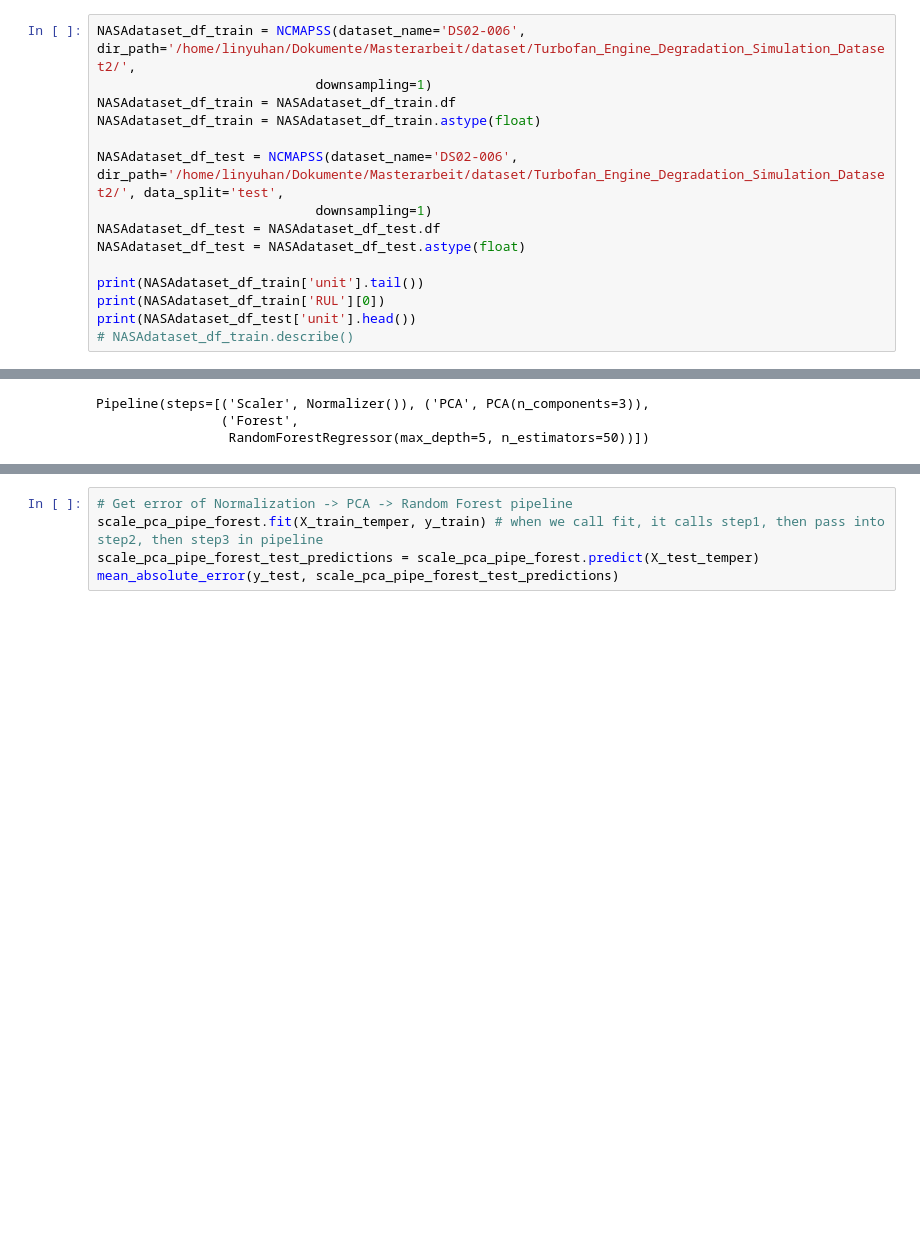
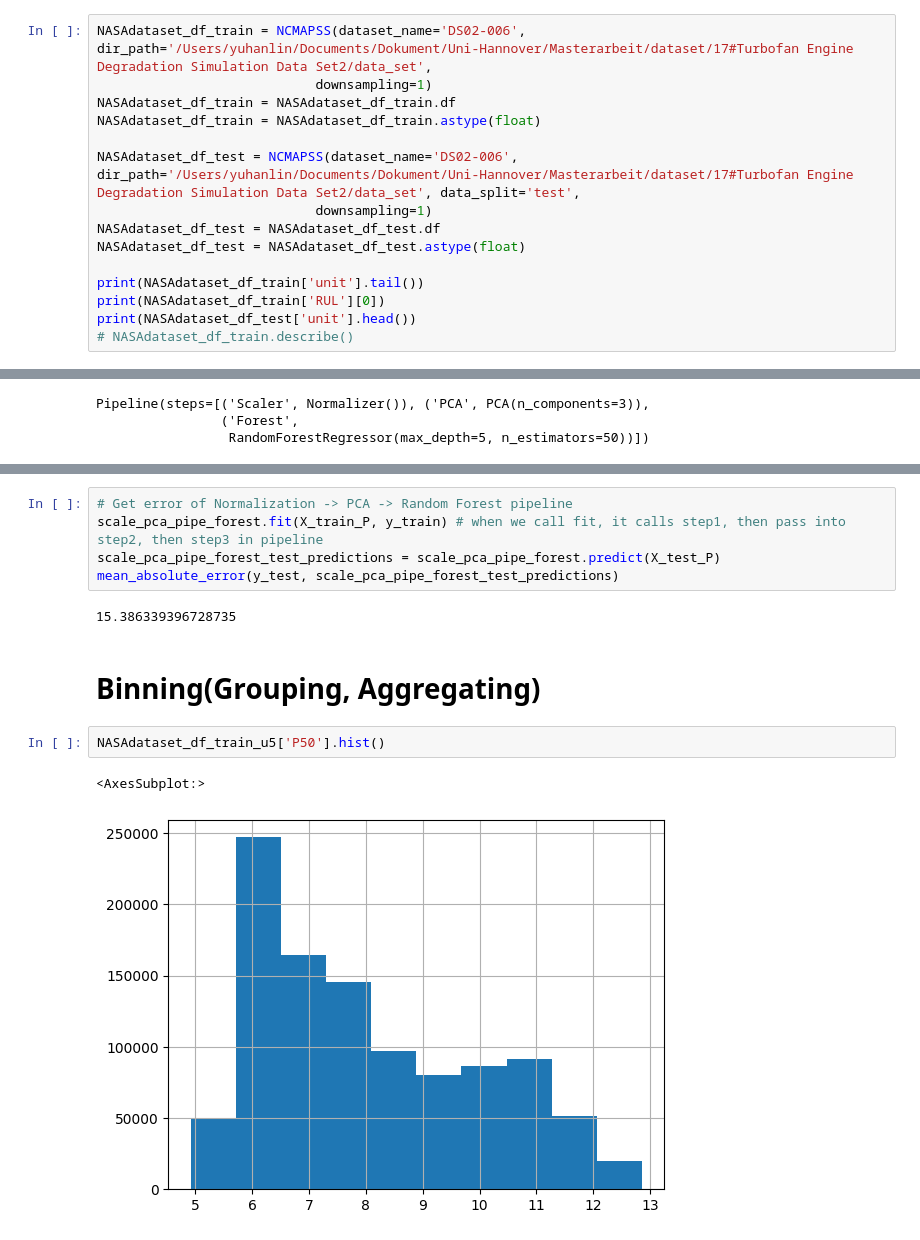
Before and after one commit to findoctorlin/Masterthesis, a Jupyter notebook: NASAdataset_read.ipynb, the cells around one changed output, grey strips where cells are left out. Cells and saved outputs as stored; diff of their text form; blank space fills up the shorter version.

```diff
--- a/NASAdataset_read.ipynb
+++ b/NASAdataset_read.ipynb
@@ -437,12 +437,12 @@ class NCMAPSS(CMAPSS):
 
     # print(dataset_test[0])
 # %%
-NASAdataset_df_train = NCMAPSS(dataset_name='DS02-006', dir_path='/home/linyuhan/Dokumente/Masterarbeit/dataset/Turbofan_Engine_Degradation_Simulation_Dataset2/',
+NASAdataset_df_train = NCMAPSS(dataset_name='DS02-006', dir_path='/Users/yuhanlin/Documents/Dokument/Uni-Hannover/Masterarbeit/dataset/17#Turbofan Engine Degradation Simulation Data Set2/data_set',
                             downsampling=1)
 NASAdataset_df_train = NASAdataset_df_train.df
 NASAdataset_df_train = NASAdataset_df_train.astype(float)
 
-NASAdataset_df_test = NCMAPSS(dataset_name='DS02-006', dir_path='/home/linyuhan/Dokumente/Masterarbeit/dataset/Turbofan_Engine_Degradation_Simulation_Dataset2/', data_split='test',
+NASAdataset_df_test = NCMAPSS(dataset_name='DS02-006', dir_path='/Users/yuhanlin/Documents/Dokument/Uni-Hannover/Masterarbeit/dataset/17#Turbofan Engine Degradation Simulation Data Set2/data_set', data_split='test',
                             downsampling=1)
 NASAdataset_df_test = NASAdataset_df_test.df
 NASAdataset_df_test = NASAdataset_df_test.astype(float)
@@ -846,6 +832,15 @@ Pipeline(steps=[('Scaler', Normalizer()), ('PCA', PCA(n_components=4)),
                  RandomForestRegressor(max_depth=5, n_estimators=50))])
 # %%
 # Get error of Normalization -> PCA -> Random Forest pipeline
-scale_pca_pipe_forest.fit(X_train_temper, y_train) # when we call fit, it calls step1, then pass into step2, then step3 in pipeline
-scale_pca_pipe_forest_test_predictions = scale_pca_pipe_forest.predict(X_test_temper)
+scale_pca_pipe_forest.fit(X_train_P, y_train) # when we call fit, it calls step1, then pass into step2, then step3 in pipeline
+scale_pca_pipe_forest_test_predictions = scale_pca_pipe_forest.predict(X_test_P)
 mean_absolute_error(y_test, scale_pca_pipe_forest_test_predictions)
+# %% [output]
+15.386339396728735
+# %% [markdown]
+# Binning(Grouping, Aggregating)
+# %%
+NASAdataset_df_train_u5['P50'].hist()
+# %% [output]
+<AxesSubplot:>
+[figure, added]
```
Also changed, not shown: parts of 31 cells of this notebook.
